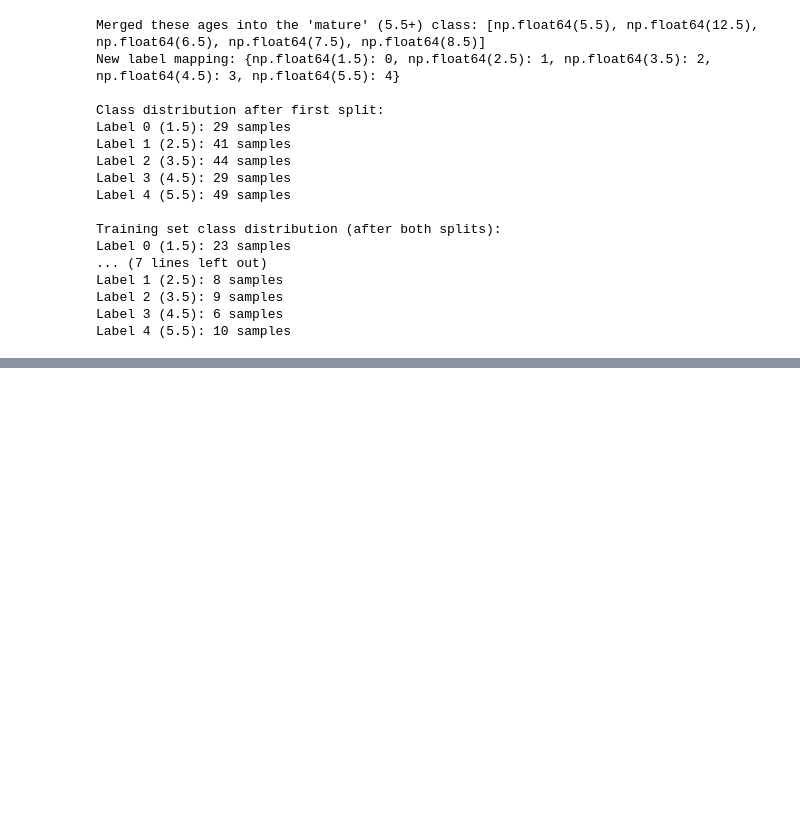
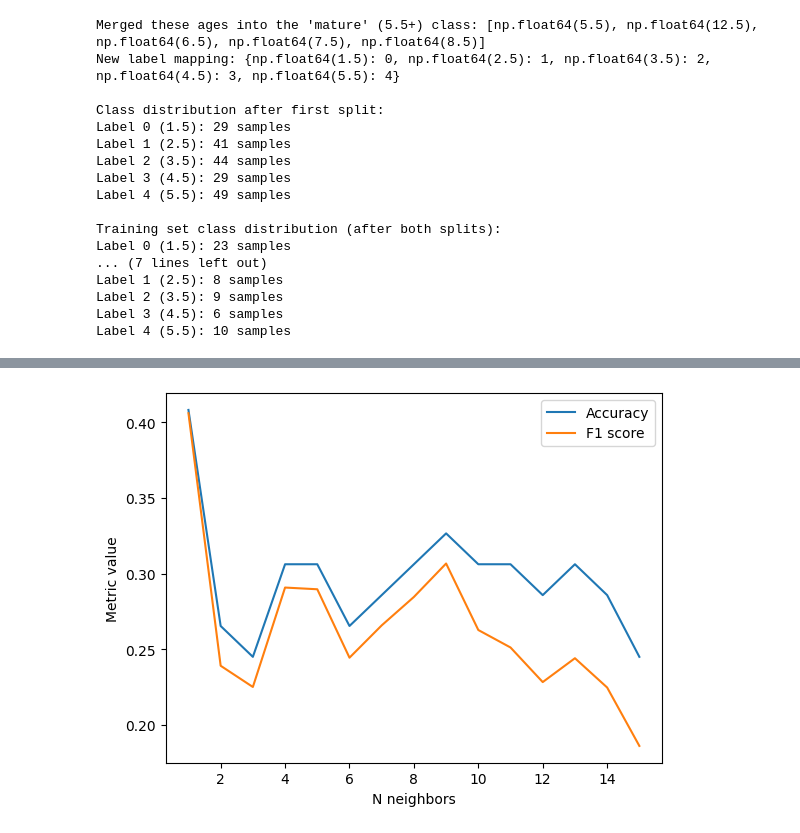
Before and after one commit to ajpung/buck, a Jupyter notebook: examples/Basic (simplified).ipynb, the cells around one changed output, grey strips where cells are left out. Cells and saved outputs as stored; diff of their text form; code cells hidden in the pictures; blank space fills up the shorter version.

Commit message:
feat: Compared, chose, and optimized a classifier to 42% accuracy with augmentation in a Jupyter notebook!

```diff
--- a/examples/Basic (simplified).ipynb
+++ b/examples/Basic (simplified).ipynb
@@ -140,7 +145,7 @@ augmented_labels = []
 unique_classes = np.unique(np.argmax(y_train_orig, axis=1))
 class_counts = [np.sum(np.argmax(y_train_orig, axis=1) == c) for c in unique_classes]
 max_count = max(class_counts)
-target_per_class = max_count * 2  # Increase all classes to 2x the size of the largest class
+target_per_class = max_count * 60  # Increase all classes to Nx the size of the largest class
 
 # Augment each class separately
 for class_idx in unique_classes:
@@ -395,0 +546,42 @@ Voting Classifier predicts 5 different classes: {np.int64(0), np.int64(1), np.in
+# %%
+ac_vec = []
+f1_vec = []
+x = np.arange(1,16)
+for n in x:
+    n_neighbors = n
+
+    # Define classifiers to test
+    classifier = KNeighborsClassifier(n_neighbors=n,
+                                      weights='uniform',
+                                      algorithm='auto',
+                                      leaf_size=30,
+                                      p=2,
+                                      metric='minkowski',
+                                      metric_params=None,
+                                      n_jobs=None)
+    # Train the classifier
+    classifier.fit(X_train_pca, y_train_flat)
+    # Make predictions
+    y_pred = classifier.predict(X_test_pca)
+    # Store predictions
+    all_predictions[name] = y_pred
+    # Calculate metrics
+    accuracy = accuracy_score(y_true, y_pred)
+    f1 = f1_score(y_true, y_pred, average='weighted', zero_division=0)
+    # Store results
+    ac_vec.append(accuracy)
+    f1_vec.append(f1)
+
+    # Track predictions by class
+    unique_preds = set(y_pred)
+    class_predictions[name] = unique_preds
+
+plt.figure()
+plt.xlabel('N neighbors')
+plt.ylabel('Metric value')
+plt.plot(x,ac_vec,label='Accuracy')
+plt.plot(x,f1_vec,label='F1 score')
+plt.legend()
+plt.show()
+# %% [output]
+[figure, added]
```
Also changed, not shown: parts of 19 cells of this notebook.
